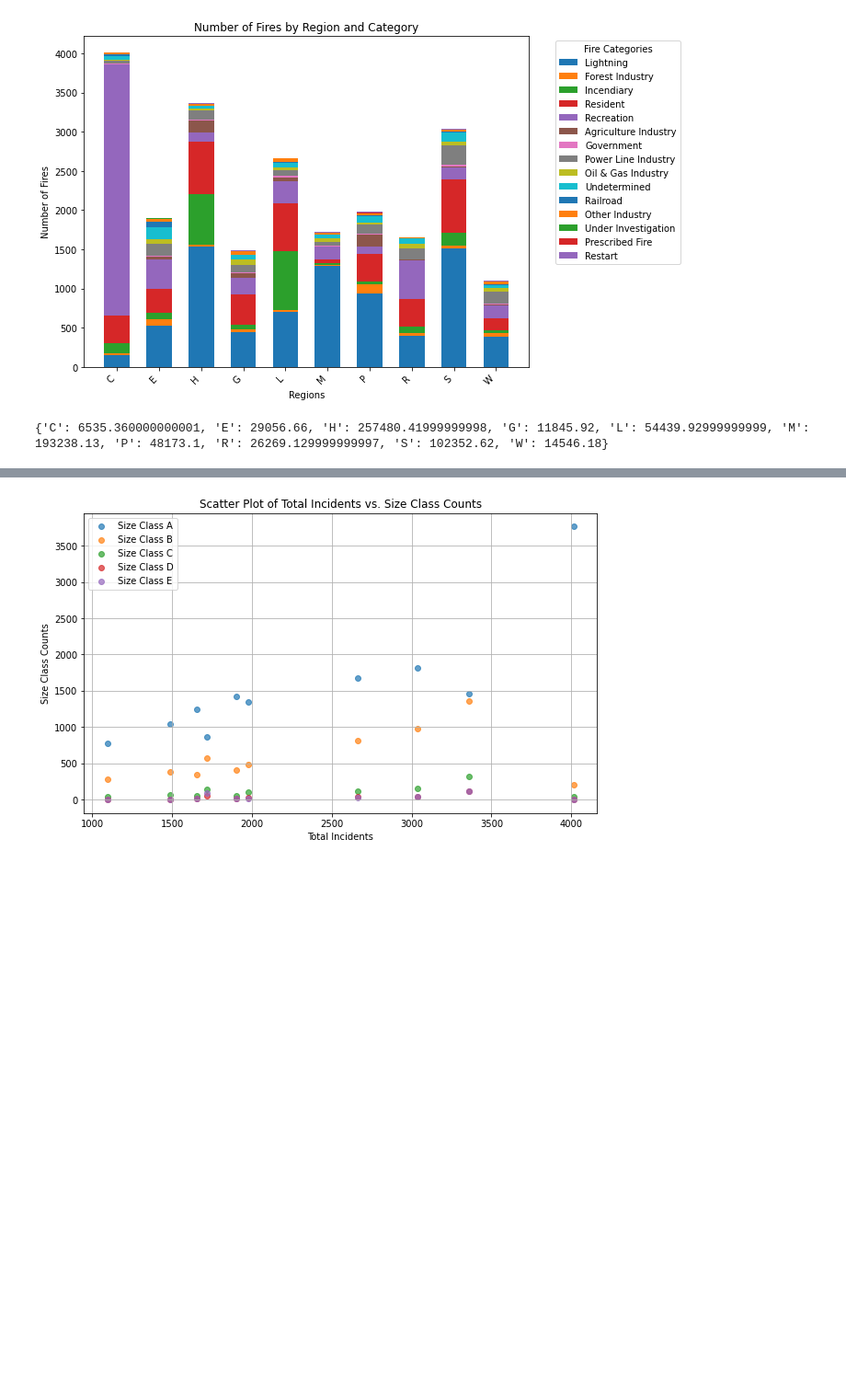
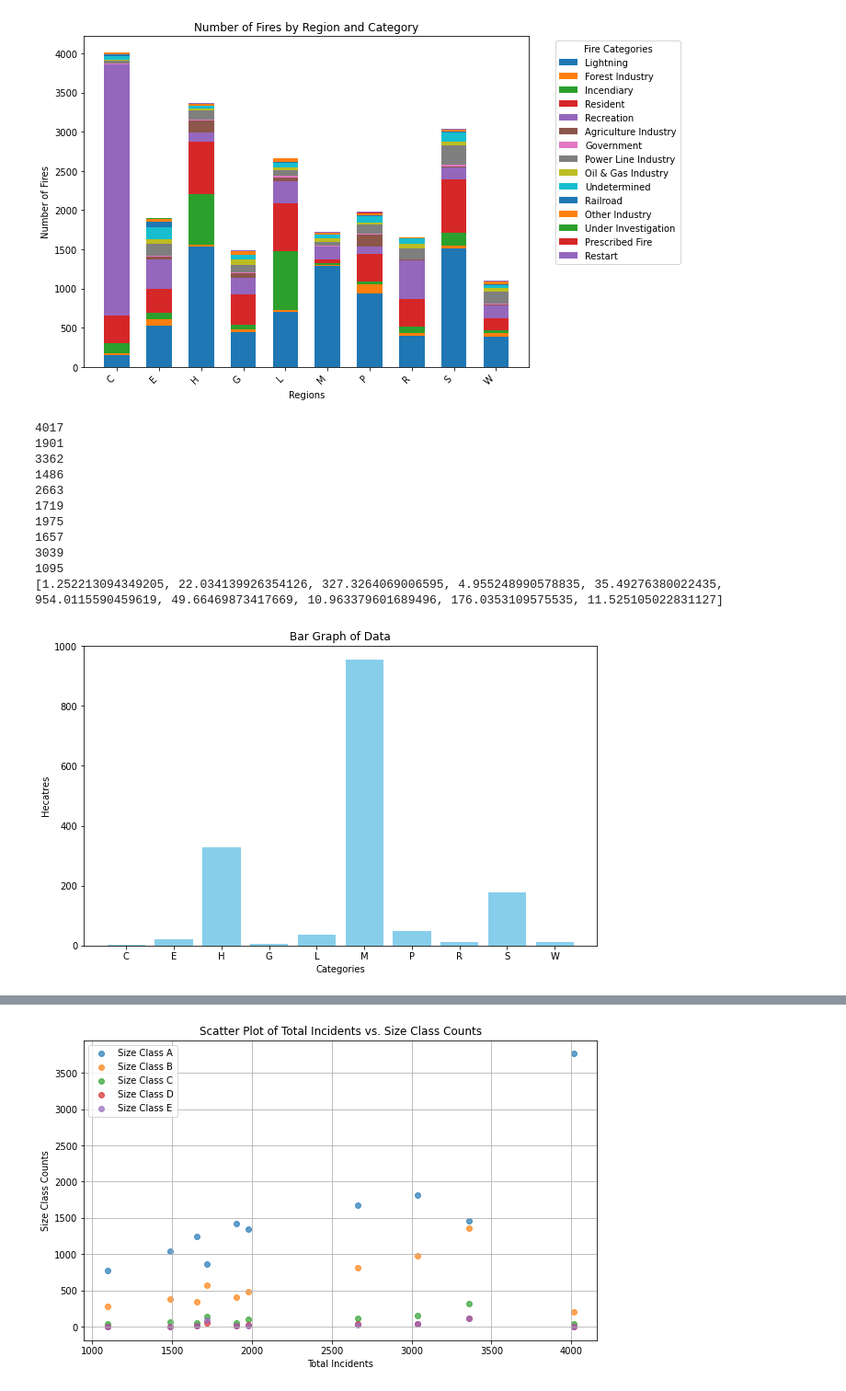
Before and after one commit to pandya-aditya/CxC_Hackathon, a Jupyter notebook: main.ipynb, the cells around one changed output, grey strips where cells are left out. Shown: that part at 92% size. Drawn from its saved outputs; the diff is of its cells as text; code cells hidden in the pictures; blank space fills up the shorter version.

```diff
--- a/main.ipynb
+++ b/main.ipynb
@@ -294,17 +225,36 @@ plt.show()
 [figure]
 [figure]
 [figure]
-# %%
-weights = {'A': 0.1, 'B': 4.0, 'C': 20.0, 'D': 200.0, 'E': 1961.53}
-weighted_FSA = {'C': 0, 'E': 0, 'H': 0, 'G': 0, 'L': 0, 'M': 0, 'P': 0, 'R': 0, 'S': 0, 'W': 0}
-
-for key, value in FSA_dict.items():
-    for k, w in weights.items():
-        weighted_FSA[key] += value[1][k]*weights[k]
-
-print(weighted_FSA)
-# %% [output]
-{'C': 6535.360000000001, 'E': 29056.66, 'H': 257480.41999999998, 'G': 11845.92, 'L': 54439.92999999999, 'M': 193238.13, 'P': 48173.1, 'R': 26269.129999999997, 'S': 102352.62, 'W': 14546.18}
+# %%
+categories = list(weighted_FSA.keys())
+values = list(weighted_FSA.values())
+
+for index in range(len(values)):
+
+    total = list(FSA_dict.values())[index]
+    values[index] = values[index]/total[0]
+    print(total[0])
+
+print(values)
+plt.figure(figsize=(10, 6))
+plt.bar(categories, values, color='skyblue')
+plt.title('Bar Graph of Data')
+plt.xlabel('Categories')
+plt.ylabel('Hecatres')
+plt.show()
+# %% [output]
+4017
+1901
+3362
+1486
+2663
+1719
+1975
+1657
+3039
+1095
+[1.252213094349205, 22.034139926354126, 327.3264069006595, 4.955248990578835, 35.49276380022435, 954.0115590459619, 49.66469873417669, 10.963379601689496, 176.0353109575535, 11.525105022831127]
+[figure, added]
 # %%
 categories = list(weighted_FSA.keys())
 values = list(weighted_FSA.values())
```
Also changed, not shown: parts of 11 cells of this notebook.
